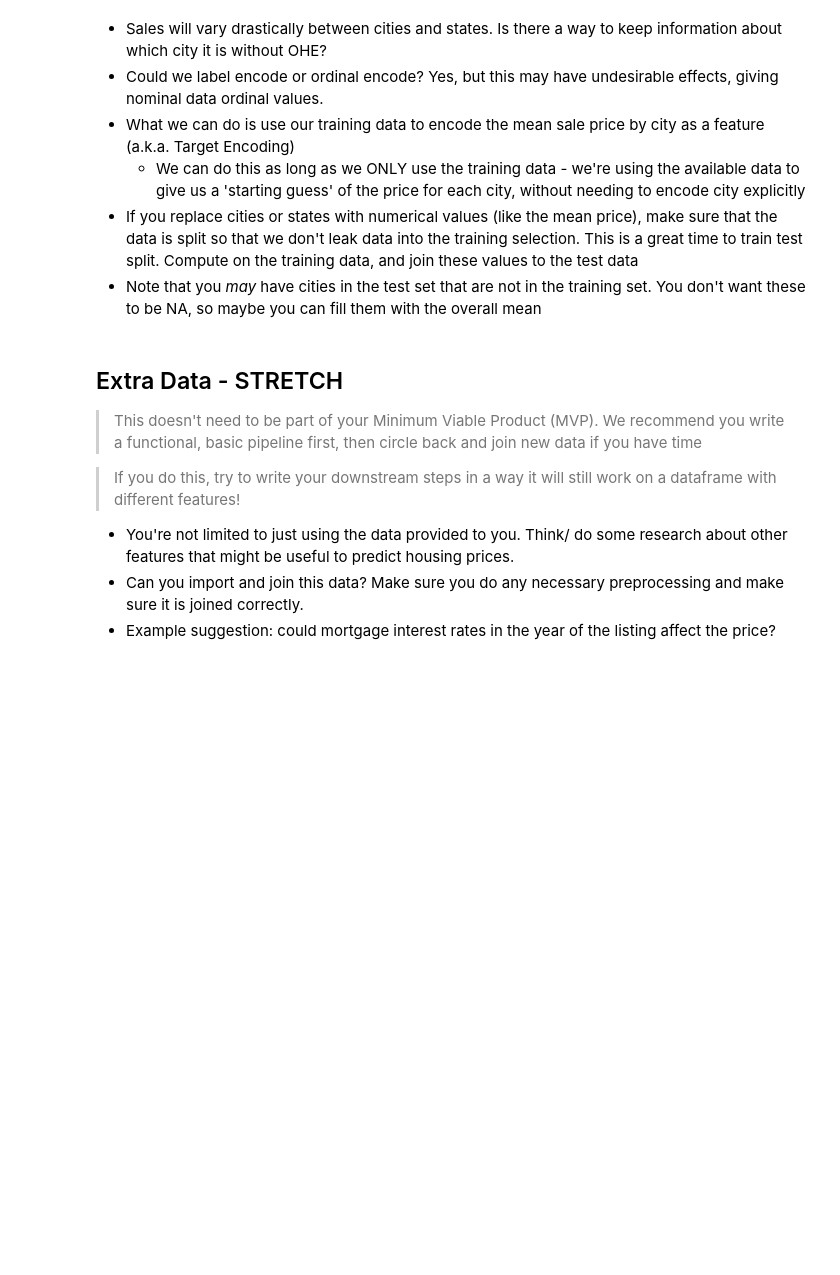
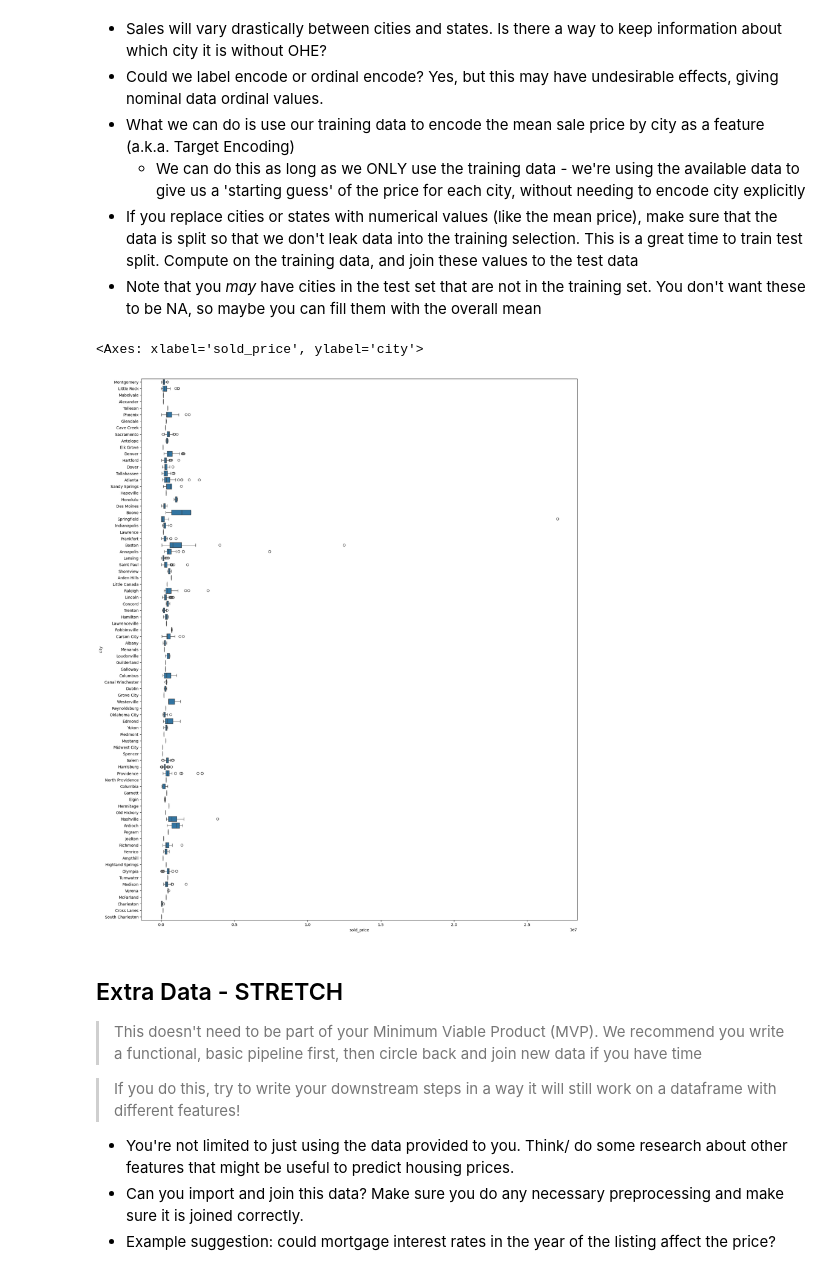
Before and after one commit to lemonsterpie/LHL-midterm, a Jupyter notebook: notebooks/1 - EDA.ipynb, the cells around one changed output. Drawn from its saved outputs; the diff is of its cells as text; code cells hidden in the pictures; blank space fills up the shorter version.

```diff
--- a/notebooks/1 - EDA.ipynb
+++ b/notebooks/1 - EDA.ipynb
@@ -220,12 +221,12 @@ listings_df = listings_df.drop_duplicates(subset='property_id')
 # Modifying datatypes
 
 # float to int
-listings_df['year_built'] = listings_df['year_built'].astype('Int64')
-listings_df['garage'] = listings_df['garage'].astype('Int64')
-listings_df['stories'] = listings_df['stories'].astype('Int64')
-listings_df['beds'] = listings_df['beds'].astype('Int64')
-listings_df['baths'] = listings_df['baths'].astype('Int64')
+listings_df.loc[:, 'year_built'] = listings_df['year_built'].astype('Int64')
+listings_df.loc[:, 'garage'] = listings_df['garage'].astype('Int64')
+listings_df.loc[:, 'stories'] = listings_df['stories'].astype('Int64')
+listings_df.loc[:, 'beds'] = listings_df['beds'].astype('Int64')
+listings_df.loc[:, 'baths'] = listings_df['baths'].astype('Int64')
 
 # Remove time from last_update_date and convert to datetime64
-listings_df['last_update_date'] = pd.to_datetime(listings_df['last_update_date'].astype('str').str[:10], errors='coerce')
+listings_df.loc[:, 'last_update_date'] = pd.to_datetime(listings_df['last_update_date'].astype('str').str[:10], errors='coerce')
 # %% [output]
@@ -481,3 +483,9 @@ Consider the fact that with tags, there are a lot of categorical variables.
     - We can do this as long as we ONLY use the training data - we're using the available data to give us a 'starting guess' of the price for each city, without needing to encode city explicitly
 - If you replace cities or states with numerical values (like the mean price), make sure that the data is split so that we don't leak data into the training selection. This is a great time to train test split. Compute on the training data, and join these values to the test data
 - Note that you *may* have cities in the test set that are not in the training set. You don't want these to be NA, so maybe you can fill them with the overall mean
+# %%
+plt.figure(figsize=(20, 25))
+sns.boxplot(data=listings_df, x='sold_price', y='city')
+# %% [output]
+<Axes: xlabel='sold_price', ylabel='city'>
+[figure, added]
```
Also changed, not shown: parts of 8 cells of this notebook, 7 other files.
